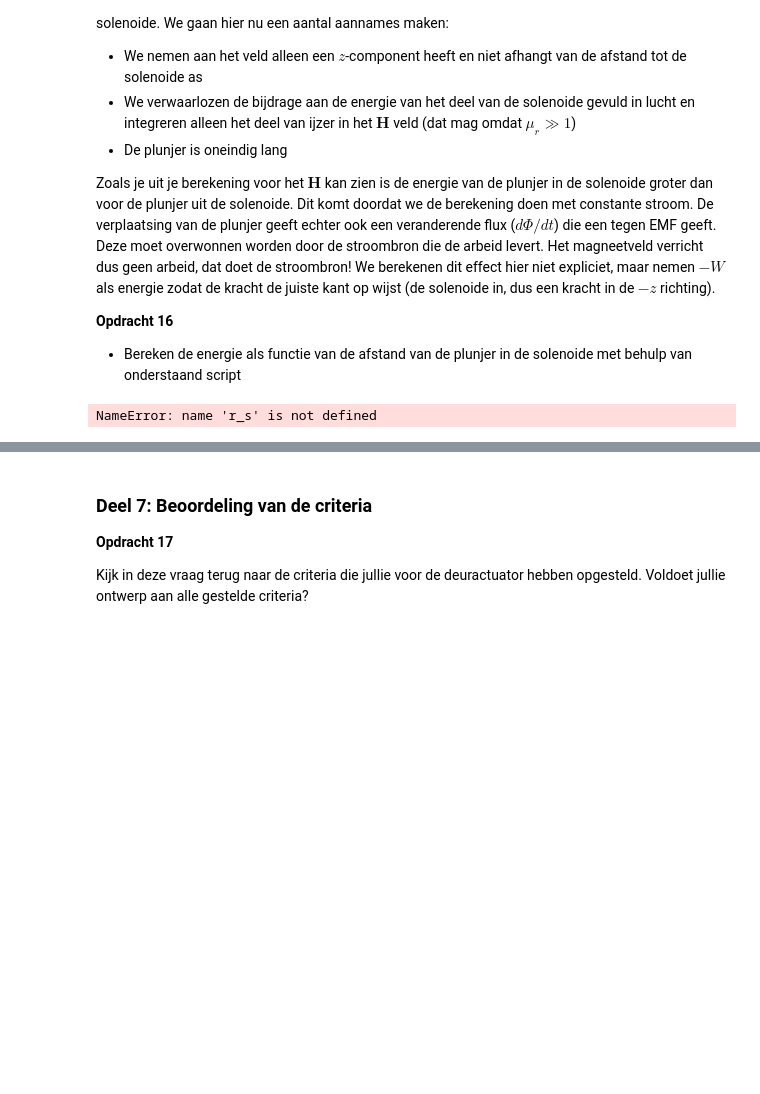
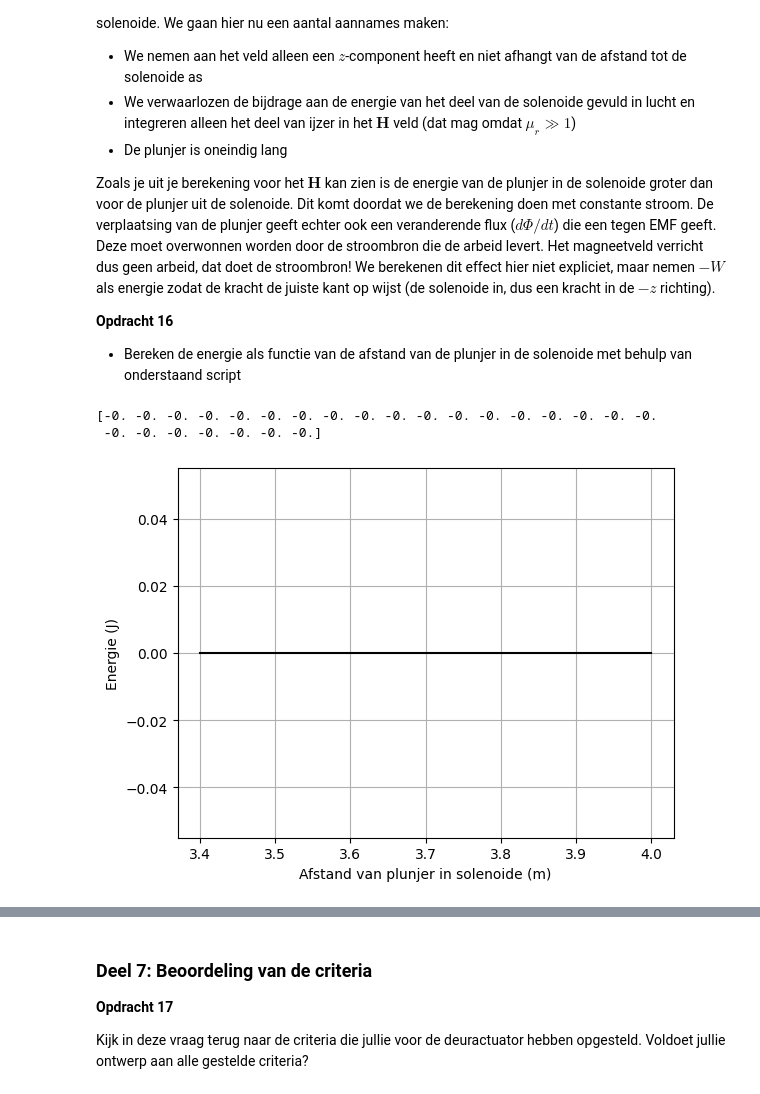
Before and after one commit to thaak123/THAAK-opdrachten-DEF-D, a Jupyter notebook: 2KrachtactuatorOpdracht/2KrachtactuatorOpdracht/KrachtactuatorOpdracht.ipynb, the cells around one changed output, grey strips where cells are left out. Cells and saved outputs as stored; diff of their text form; code cells hidden in the pictures; blank space fills up the shorter version.

```diff
--- a/2KrachtactuatorOpdracht/2KrachtactuatorOpdracht/KrachtactuatorOpdracht.ipynb
+++ b/2KrachtactuatorOpdracht/2KrachtactuatorOpdracht/KrachtactuatorOpdracht.ipynb
@@ -558,7 +560,7 @@ We gebruien $\vec{H} = \frac{I}{4\pi} \int \frac{d\vec{l}\, \times \,\vec{r}}{r^
 # %%
 #constanten
 I = 1.0 # A
-N = 100
+N = 1000
 
 x,y,z = parametrisatie(N, r_sol, aantal_omwentelingen, L_sol)
 
@@ -659,11 +665,19 @@ Zoals je uit je berekening voor het $\mathbf{H}$ kan zien is de energie van de p
 # %%
 # integrate the field up to point z_p
+r_s = r_sol
+L_s = l_draad
+mu_r = mu_r_ijzer
+
 Wz=-0.5*np.pi*r_s**2*np.cumsum(np.flipud(H_ax)*mu_r*mu_0*np.flipud(H_ax))*(z_ax[1] - z_ax[0])
+print(Wz)
 
 plt.plot(L_s/2 - z_ax, np.flipud(Wz), '-k')
 plt.xlabel('Afstand van plunjer in solenoide (m)'), plt.ylabel('Energie (J)'), plt.grid()
+plt.show()
 # %% [output]
-NameError: name 'r_s' is not defined
+[-0. -0. -0. -0. -0. -0. -0. -0. -0. -0. -0. -0. -0. -0. -0. -0. -0. -0.
+ -0. -0. -0. -0. -0. -0. -0.]
+[figure, added]
 # %%
 force_analytical = -mu_0*mu_r*np.pi*r_s**2*aantal_omwent**2*I**2/2/L_s**2 # Kracht uitrekenen numeriek
 force_numerical=np.diff(Wz, n=1, append=[0])/(z_ax[1] - z_ax[0]) # Kracht uitrekenen
```
Also changed, not shown: parts of 6 cells of this notebook.
